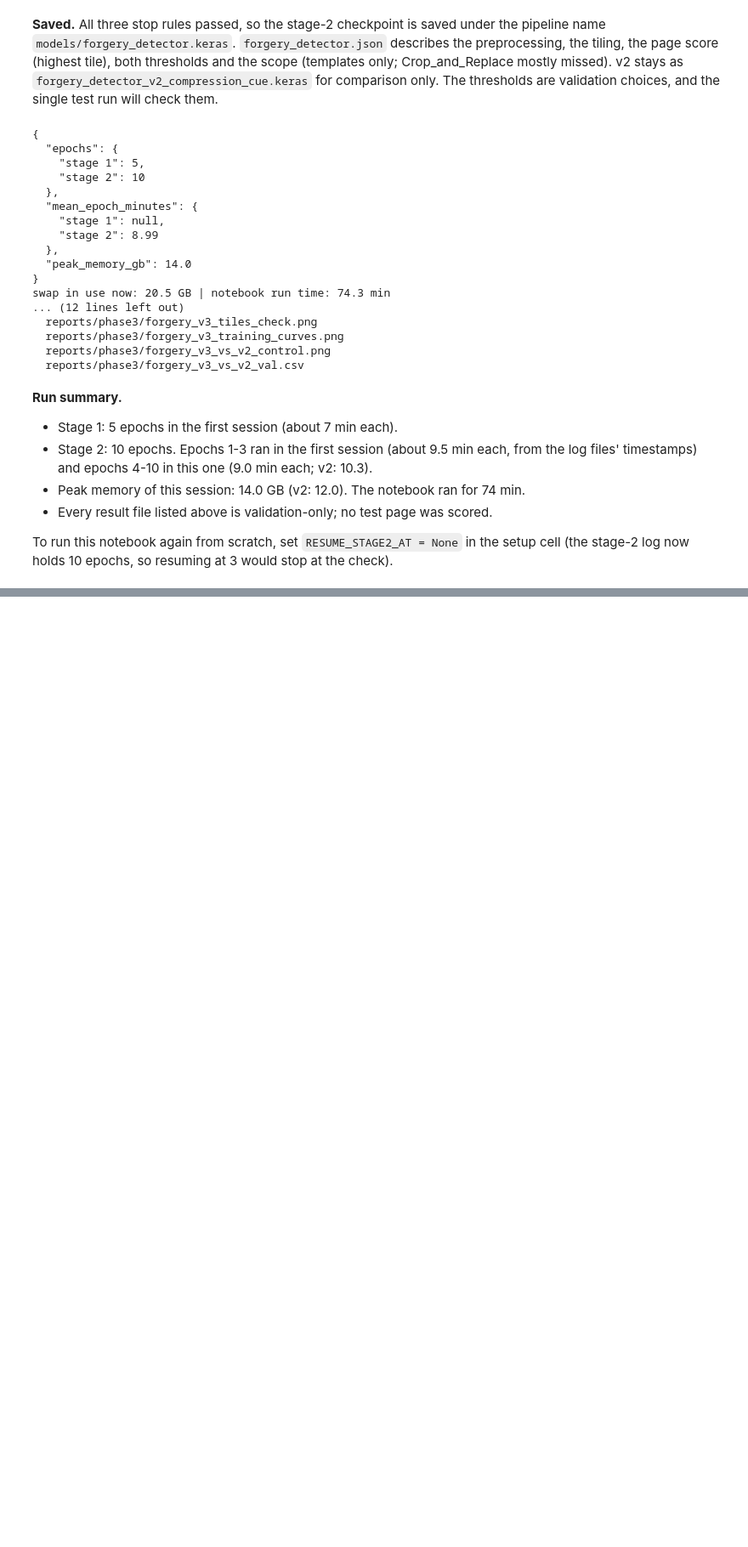
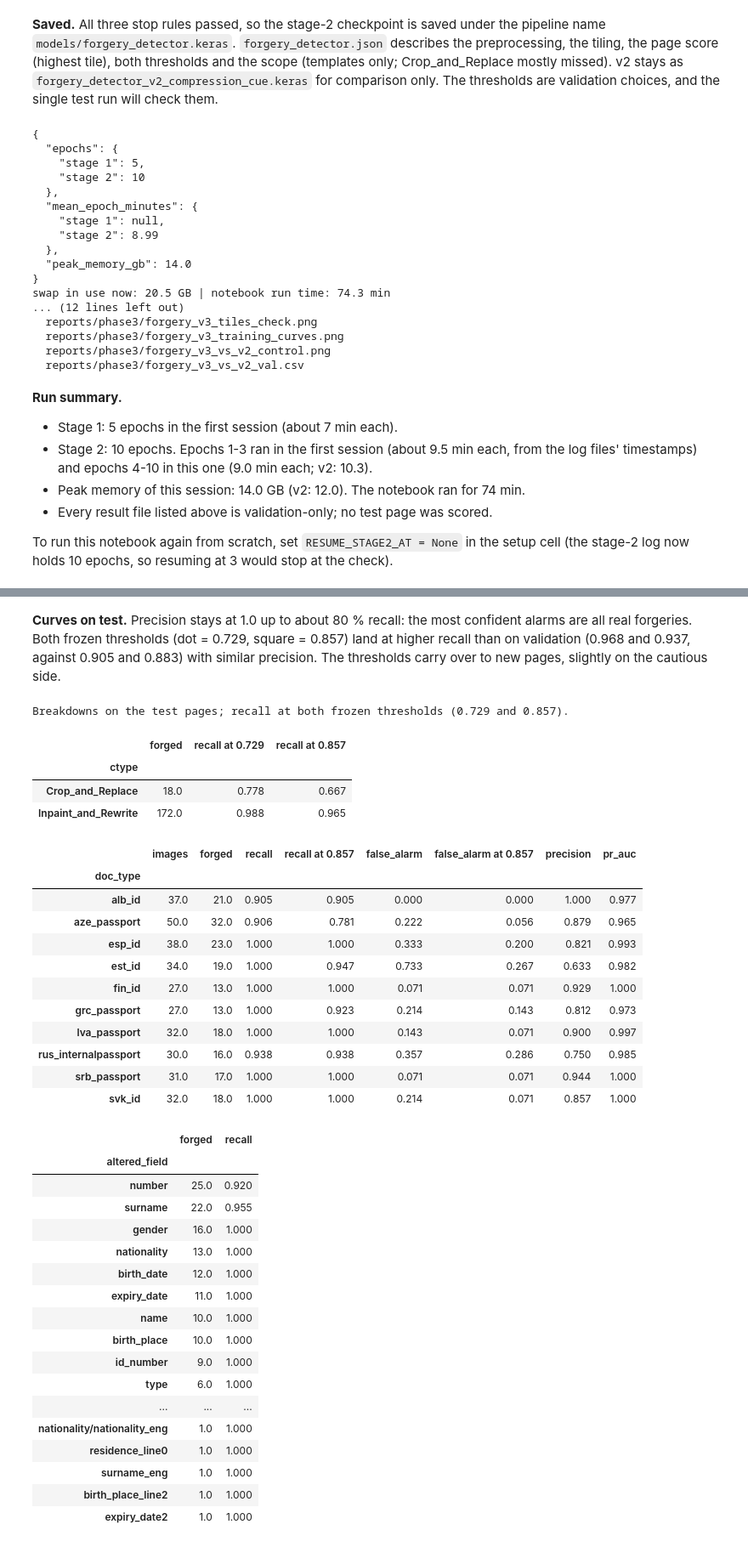
Before and after one commit to AbhishekChandra961/eKYC-Verification, a Jupyter notebook: notebooks/03b_forgery_tiles.ipynb, the cells around one changed output, grey strips where cells are left out. Shown at 85% size. Drawn from its saved outputs; the diff is of its cells as text; code cells hidden in the pictures; blank space fills up the shorter version.

```diff
--- a/notebooks/03b_forgery_tiles.ipynb
+++ b/notebooks/03b_forgery_tiles.ipynb
@@ -1096,0 +1235,54 @@ To run this notebook again from scratch, set `RESUME_STAGE2_AT = None` in the se
+# %% [markdown]
+<!-- id: test_curves -->
+**Curves on test.** Precision stays at 1.0 up to about 80 % recall: the most confident alarms are all real
+forgeries. Both frozen thresholds (dot = 0.729, square = 0.857) land at higher recall than on validation (0.968
+and 0.937, against 0.905 and 0.883) with similar precision. The thresholds carry over to new pages, slightly on
+the cautious side.
+# %%
+low, high = FROZEN.values()
+print(f"Breakdowns on the {SPLIT} pages; recall at both frozen thresholds ({low:.3f} and {high:.3f}).")
+ctype = pd.concat({f"recall at {t:.3f}": evaluation.breakdown(test_pages, "ctype", t)["recall"] for t in (low, high)}, axis=1)
+ctype.insert(0, "forged", evaluation.breakdown(test_pages, "ctype", low)["forged"])
+doc_type = evaluation.breakdown(test_pages, "doc_type", low)
+doc_type.insert(3, f"recall at {high:.3f}", evaluation.breakdown(test_pages, "doc_type", high)["recall"])
+doc_type.insert(5, f"false_alarm at {high:.3f}", evaluation.breakdown(test_pages, "doc_type", high)["false_alarm"])
+field = evaluation.breakdown(test_pages, "altered_field", low)[["forged", "recall"]].sort_values("forged", ascending=False)
+for name, table in (("ctype", ctype), ("doc_type", doc_type), ("altered_field", field)):
+    table.to_csv(REPORT_DIR / f"forgery_v3_breakdown_{name}_{SPLIT}.csv")
+    display(table.astype(float).round(3))
+# %% [output]
+Breakdowns on the test pages; recall at both frozen thresholds (0.729 and 0.857).
+|  | forged | recall at 0.729 | recall at 0.857 |
+| ctype |  |  |  |
+| Crop_and_Replace | 18.0 | 0.778 | 0.667 |
+| Inpaint_and_Rewrite | 172.0 | 0.988 | 0.965 |
+|  | images | forged | recall | recall at 0.857 | false_alarm | false_alarm at 0.857 | precision | pr_auc |
+| doc_type |  |  |  |  |  |  |  |  |
+| alb_id | 37.0 | 21.0 | 0.905 | 0.905 | 0.000 | 0.000 | 1.000 | 0.977 |
+| aze_passport | 50.0 | 32.0 | 0.906 | 0.781 | 0.222 | 0.056 | 0.879 | 0.965 |
+| esp_id | 38.0 | 23.0 | 1.000 | 1.000 | 0.333 | 0.200 | 0.821 | 0.993 |
+| est_id | 34.0 | 19.0 | 1.000 | 0.947 | 0.733 | 0.267 | 0.633 | 0.982 |
+| fin_id | 27.0 | 13.0 | 1.000 | 1.000 | 0.071 | 0.071 | 0.929 | 1.000 |
+| grc_passport | 27.0 | 13.0 | 1.000 | 0.923 | 0.214 | 0.143 | 0.812 | 0.973 |
+| lva_passport | 32.0 | 18.0 | 1.000 | 1.000 | 0.143 | 0.071 | 0.900 | 0.997 |
+| rus_internalpassport | 30.0 | 16.0 | 0.938 | 0.938 | 0.357 | 0.286 | 0.750 | 0.985 |
+| srb_passport | 31.0 | 17.0 | 1.000 | 1.000 | 0.071 | 0.071 | 0.944 | 1.000 |
+| svk_id | 32.0 | 18.0 | 1.000 | 1.000 | 0.214 | 0.071 | 0.857 | 1.000 |
+|  | forged | recall |
+| altered_field |  |  |
+| number | 25.0 | 0.920 |
+| surname | 22.0 | 0.955 |
+| gender | 16.0 | 1.000 |
+| nationality | 13.0 | 1.000 |
+| birth_date | 12.0 | 1.000 |
+| expiry_date | 11.0 | 1.000 |
+| name | 10.0 | 1.000 |
+| birth_place | 10.0 | 1.000 |
+| id_number | 9.0 | 1.000 |
+| type | 6.0 | 1.000 |
+| ... | ... | ... |
+| nationality/nationality_eng | 1.0 | 1.000 |
+| residence_line0 | 1.0 | 1.000 |
+| surname_eng | 1.0 | 1.000 |
+| birth_place_line2 | 1.0 | 1.000 |
+| expiry_date2 | 1.0 | 1.000 |
```
Also changed, not shown: parts of 13 cells of this notebook, 12 other files.
